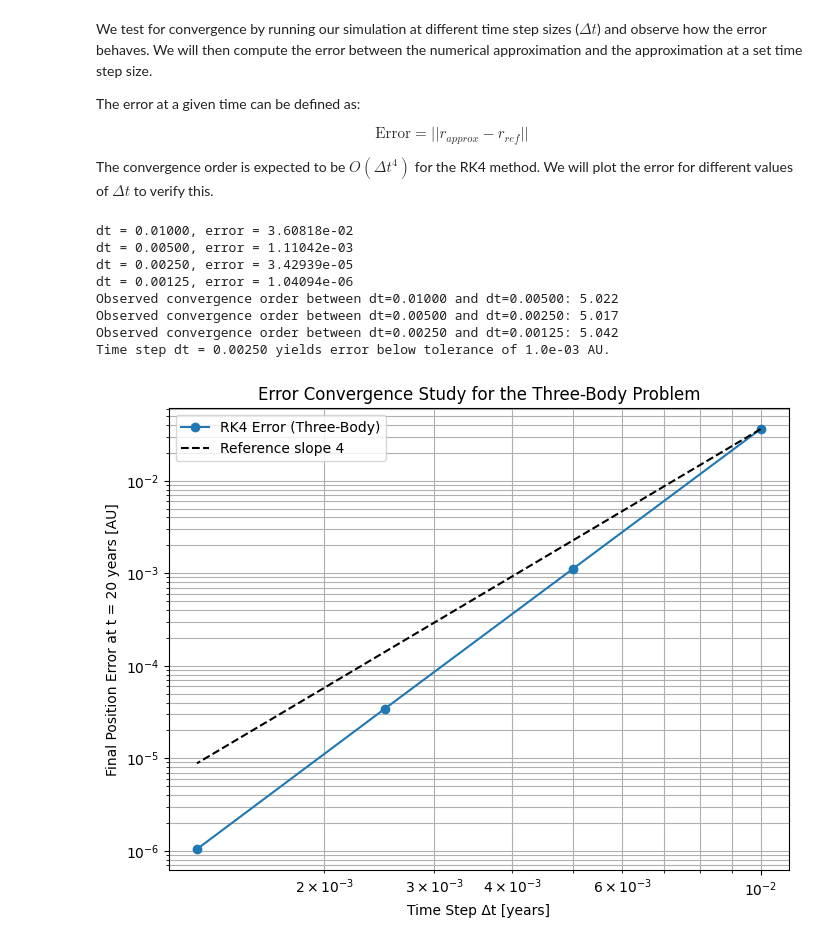
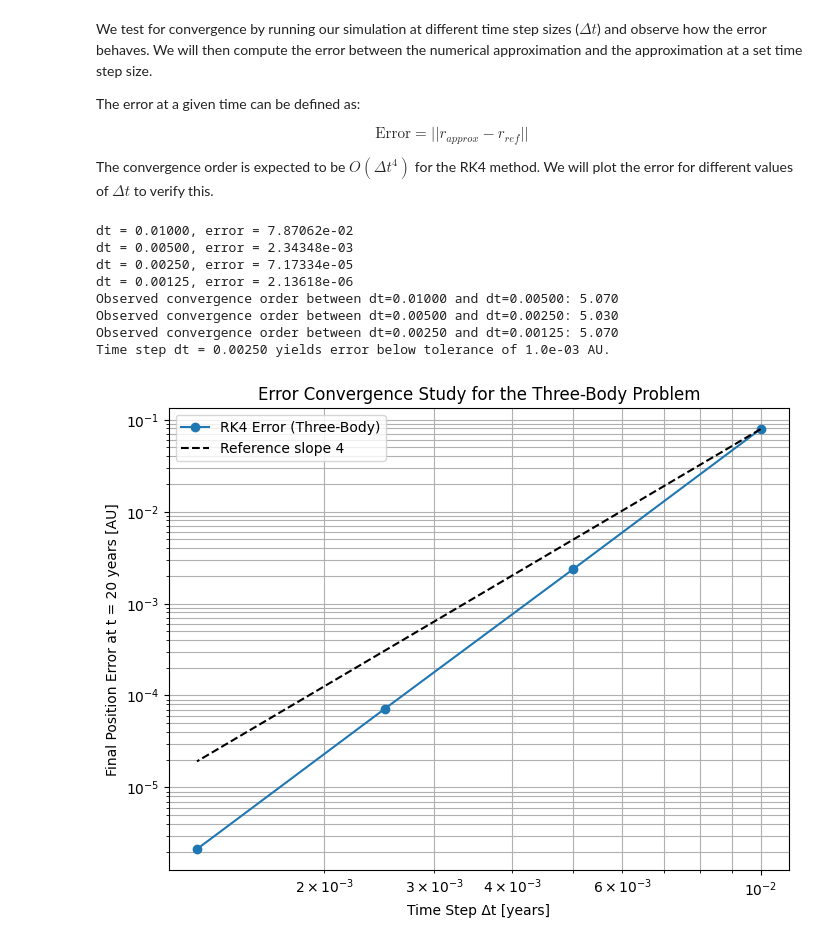
Before and after one commit to rushilm2/AE-370-Group-Project1, a Jupyter notebook: AE370_Proj1.ipynb, the cells around one changed output. Cells and saved outputs as stored; diff of their text form; code cells hidden in the pictures.

```diff
--- a/AE370_Proj1.ipynb
+++ b/AE370_Proj1.ipynb
@@ -41,12 +36,10 @@ def position_gas_giant(t):
 # %% [markdown]
 We next need to define our initial conditions which are the initial radius and velocity of the probe. These conditions are critical to modeling system's behavior so for a stable system we want to set the intial conditions that are conducive for that system.
 # %%
-# ------------------------------------------------------------------------------
 # Probe initial conditions
-# ------------------------------------------------------------------------------
 # Initial Conditions set for a stable system
 r_probe_0 = np.array([1.0, 0.0])  # in AU
-v_probe_0 = np.array([0, 1.2])  # in AU/yr, fairly high tangential velocity
+v_probe_0 = np.array([0, 1])  # in AU/yr, fairly high tangential velocity
 # %% [markdown]
 ## Probe Acceleration Fucntion
 # %% [markdown]
@@ -295,9 +284,8 @@ $$ \text{Error} = ||r_{approx} - r_{ref}|| $$
 
 The convergence order is expected to be $ O(\Delta t^4) $ for the RK4 method. We will plot the error for different values of $\Delta t$ to verify this.
 # %%
-# ------------------------------------------------------------------------------
 # Simulation function for the probe in the three-body system
-# ------------------------------------------------------------------------------
+
 def simulate_probe(dt, t0, tf, r_probe_0, v_probe_0):
     """
     Run the three-body probe simulation from t0 to tf using time step dt.
@@ -307,7 +295,7 @@ def simulate_probe(dt, t0, tf, r_probe_0, v_probe_0):
     t = t0
 
     for i in range(N):
-        # Optional: check if the probe crashes into the star
+        #Check if the probe crashes into the star
         if np.linalg.norm(r_probe_0) < R_star:
             # Break if a crash occurs (for simplicity in error calculation)
             break
@@ -315,12 +303,11 @@ def simulate_probe(dt, t0, tf, r_probe_0, v_probe_0):
         t += dt
     return r_probe_0
 
-# ------------------------------------------------------------------------------
 # Convergence study parameters
-# ------------------------------------------------------------------------------
+
 # Choose initial conditions that yield a quasi-regular (non-chaotic) orbit
 r_probe_0 = np.array([1.0, 0.0])   # Initial position [AU]
-v_probe_0 = np.array([0.0, 1.2])   # Initial velocity [AU/yr]
+v_probe_0 = np.array([0.0, 1])   # Initial velocity [AU/yr]
 
 t0 = 0.0
 tf = 20.0  # Total simulation time in years
@@ -343,46 +330,43 @@ for dt in dt_values:
 
 # Compute the observed order of convergence between subsequent dt values
 for i in range(1, len(dt_values)):
-    # p = log(error_i/error_{i+1}) / log(dt_i/dt_{i+1})
     p = np.log(errors[i-1]/errors[i]) / np.log(dt_values[i-1]/dt_values[i])
     orders.append(p)
     print(f"Observed convergence order between dt={dt_values[i-1]:.5f} and dt={dt_values[i]:.5f}: {p:.3f}")
 
-# ------------------------------------------------------------------------------
 # Determine an appropriate time step based on a chosen error tolerance
-# ------------------------------------------------------------------------------
+
 tolerance = 1e-3  # set an error tolerance (in AU)
 suitable_dt = None
 for dt, err in zip(dt_values, errors):
     if err < tolerance:
         suitable_dt = dt
         break
 if suitable_dt:
     print(f"Time step dt = {suitable_dt:.5f} yields error below tolerance of {tolerance:.1e} AU.")
 else:
     print("None of the tested time steps met the desired error tolerance.")
 
-# ------------------------------------------------------------------------------
 # Plot the error convergence on a log-log scale
-# ------------------------------------------------------------------------------
+
 plt.figure(figsize=(8,6))
 plt.loglog(dt_values, errors, 'o-', label='RK4 Error (Three-Body)')
 # Plot a reference line with a slope of 4 (expected for RK4)
 ref_line = dt_values**4 * errors[0] / dt_values[0]**4
 plt.loglog(dt_values, ref_line, 'k--', label='Reference slope 4')
 plt.xlabel("Time Step Δt [years]")
 plt.ylabel("Final Position Error at t = 20 years [AU]")
 plt.title("Error Convergence Study for the Three-Body Problem")
 plt.grid(True, which='both')
 plt.legend()
 plt.show()
 # %% [output]
-dt = 0.01000, error = 3.60818e-02
-dt = 0.00500, error = 1.11042e-03
-dt = 0.00250, error = 3.42939e-05
-dt = 0.00125, error = 1.04094e-06
-Observed convergence order between dt=0.01000 and dt=0.00500: 5.022
-Observed convergence order between dt=0.00500 and dt=0.00250: 5.017
-Observed convergence order between dt=0.00250 and dt=0.00125: 5.042
+dt = 0.01000, error = 7.87062e-02
+dt = 0.00500, error = 2.34348e-03
+dt = 0.00250, error = 7.17334e-05
+dt = 0.00125, error = 2.13618e-06
+Observed convergence order between dt=0.01000 and dt=0.00500: 5.070
+Observed convergence order between dt=0.00500 and dt=0.00250: 5.030
+Observed convergence order between dt=0.00250 and dt=0.00125: 5.070
 Time step dt = 0.00250 yields error below tolerance of 1.0e-03 AU.
-[figure, old version]
+[figure, new version]
```
Also changed, not shown: parts of 4 cells of this notebook.
